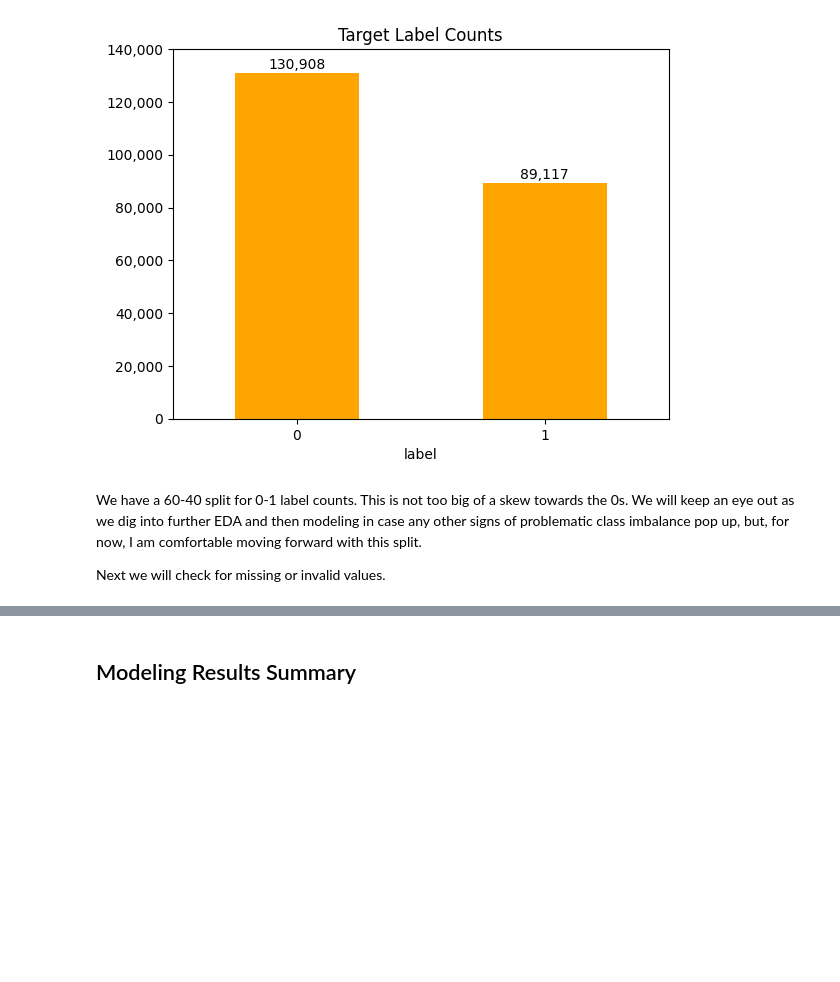
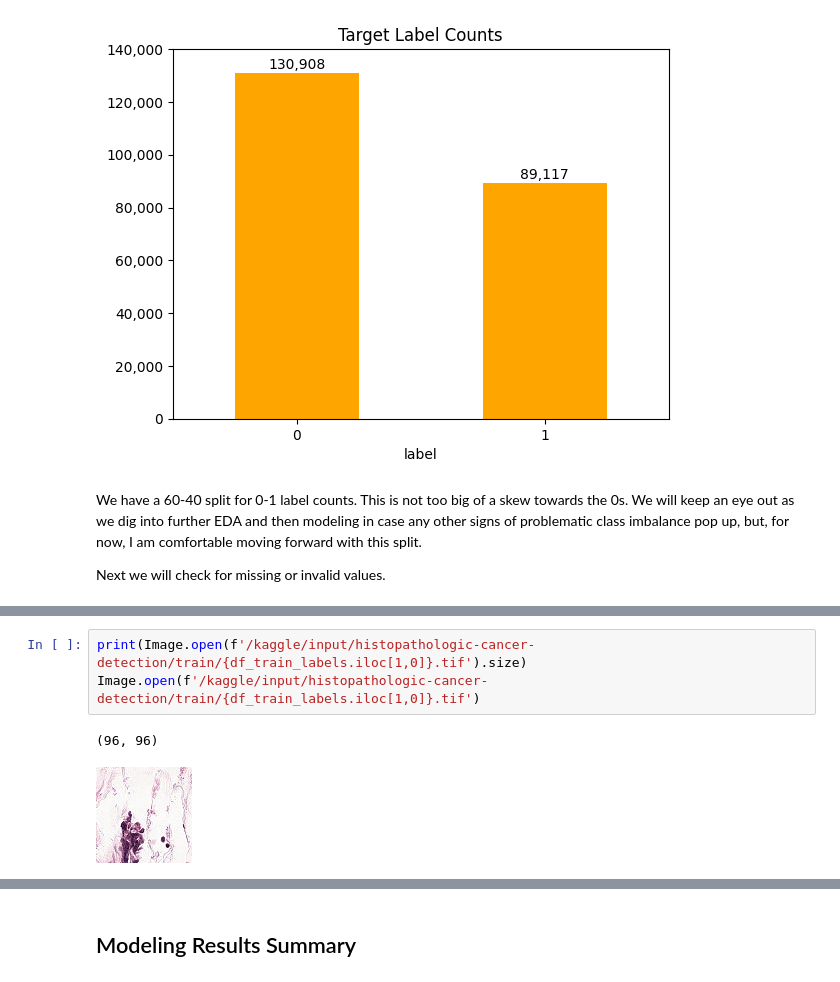
Before and after one commit to jhleakakos/cnn-cancer-detection, a Jupyter notebook: so_convolved.ipynb, the cells around one changed output, grey strips where cells are left out. Saved outputs shown, nothing was run; the diff lists cells and outputs as text; blank space fills up the shorter version.

Commit message:
add start of modeling intro and description and code for cropping images

```diff
--- a/so_convolved.ipynb
+++ b/so_convolved.ipynb
@@ -166,0 +253,6 @@ df_train_labels.sort_values('id', ignore_index=True).reset_index().loc[0:500].pl
+# %%
+print(Image.open(f'/kaggle/input/histopathologic-cancer-detection/train/{df_train_labels.iloc[1,0]}.tif').size)
+Image.open(f'/kaggle/input/histopathologic-cancer-detection/train/{df_train_labels.iloc[1,0]}.tif')
+# %% [output]
+(96, 96)
+[figure, added]
```
Also changed, not shown: parts of 12 cells of this notebook.
